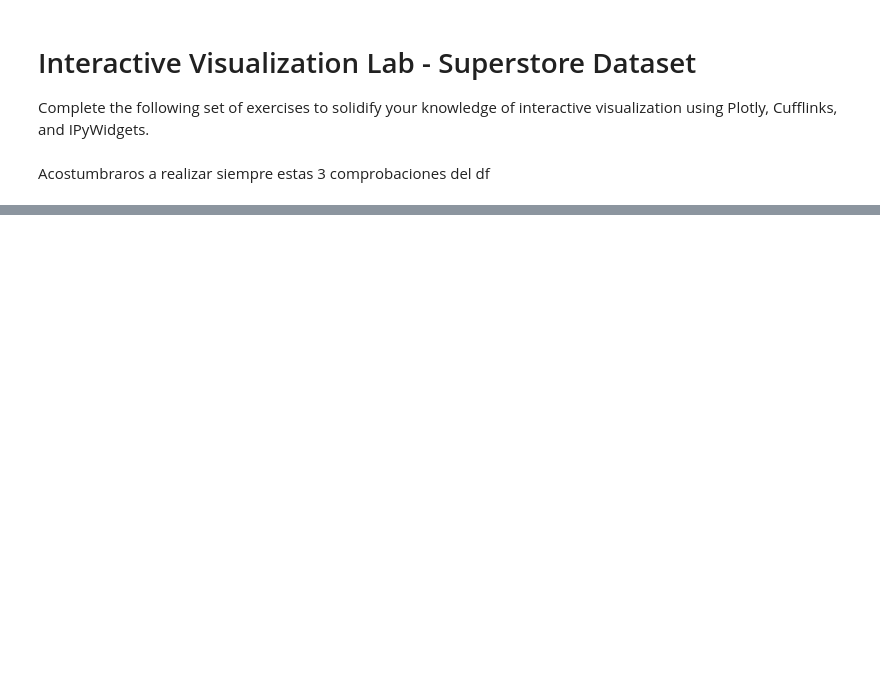
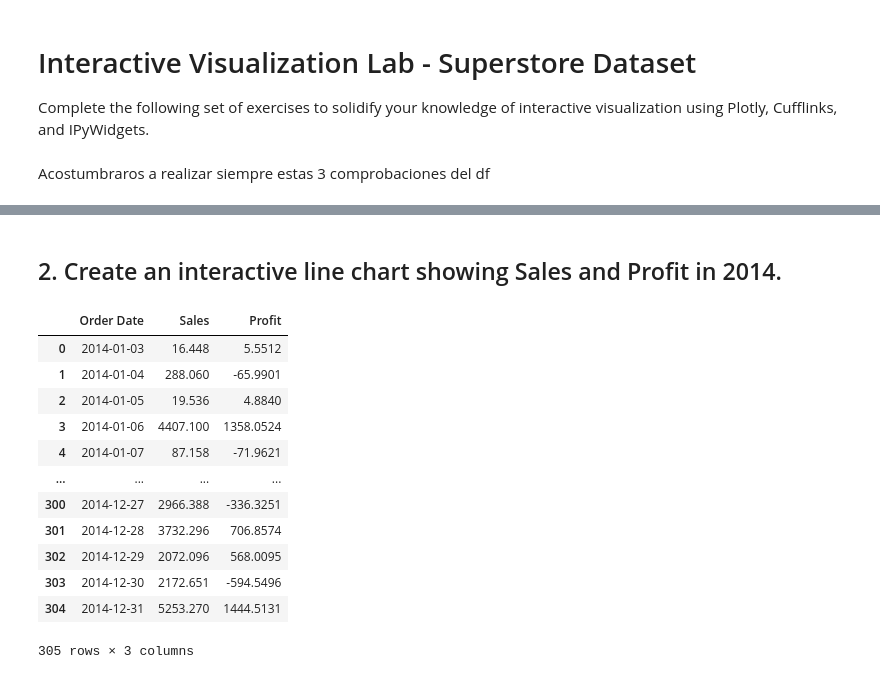
Before and after one commit to martakudt/Entregas, a Jupyter notebook: 1.DATA_ANALYSIS/Ejercicio_PLOTLY/Ejercicio Plotly.ipynb, the cells around one changed output, grey strips where cells are left out. Cells and saved outputs as stored; diff of their text form; code cells hidden in the pictures; blank space fills up the shorter version.

```diff
--- a/1.DATA_ANALYSIS/Ejercicio_PLOTLY/Ejercicio Plotly.ipynb
+++ b/1.DATA_ANALYSIS/Ejercicio_PLOTLY/Ejercicio Plotly.ipynb
@@ -15,0 +102,20 @@ FileNotFoundError: [Errno 2] No such file or directory: '/Ejercicio_PLOTLY/data/
+# %% [markdown]
+## 2. Create an interactive line chart showing Sales and Profit in 2014.
+# %%
+superstore_2014 = superstore.loc[superstore.loc[:,"Order Date"].dt.year == 2014]
+sales_and_profit_2014 = superstore_2014.groupby("Order Date")[["Sales", "Profit"]].sum().reset_index()
+sales_and_profit_2014
+# %% [output]
+|  | Order Date | Sales | Profit |
+| 0 | 2014-01-03 | 16.448 | 5.5512 |
+| 1 | 2014-01-04 | 288.060 | -65.9901 |
+| 2 | 2014-01-05 | 19.536 | 4.8840 |
+| 3 | 2014-01-06 | 4407.100 | 1358.0524 |
+| 4 | 2014-01-07 | 87.158 | -71.9621 |
+| ... | ... | ... | ... |
+| 300 | 2014-12-27 | 2966.388 | -336.3251 |
+| 301 | 2014-12-28 | 3732.296 | 706.8574 |
+| 302 | 2014-12-29 | 2072.096 | 568.0095 |
+| 303 | 2014-12-30 | 2172.651 | -594.5496 |
+| 304 | 2014-12-31 | 5253.270 | 1444.5131 |
+305 rows × 3 columns
```
Also changed, not shown: parts of 34 cells of this notebook, 1 other file.
